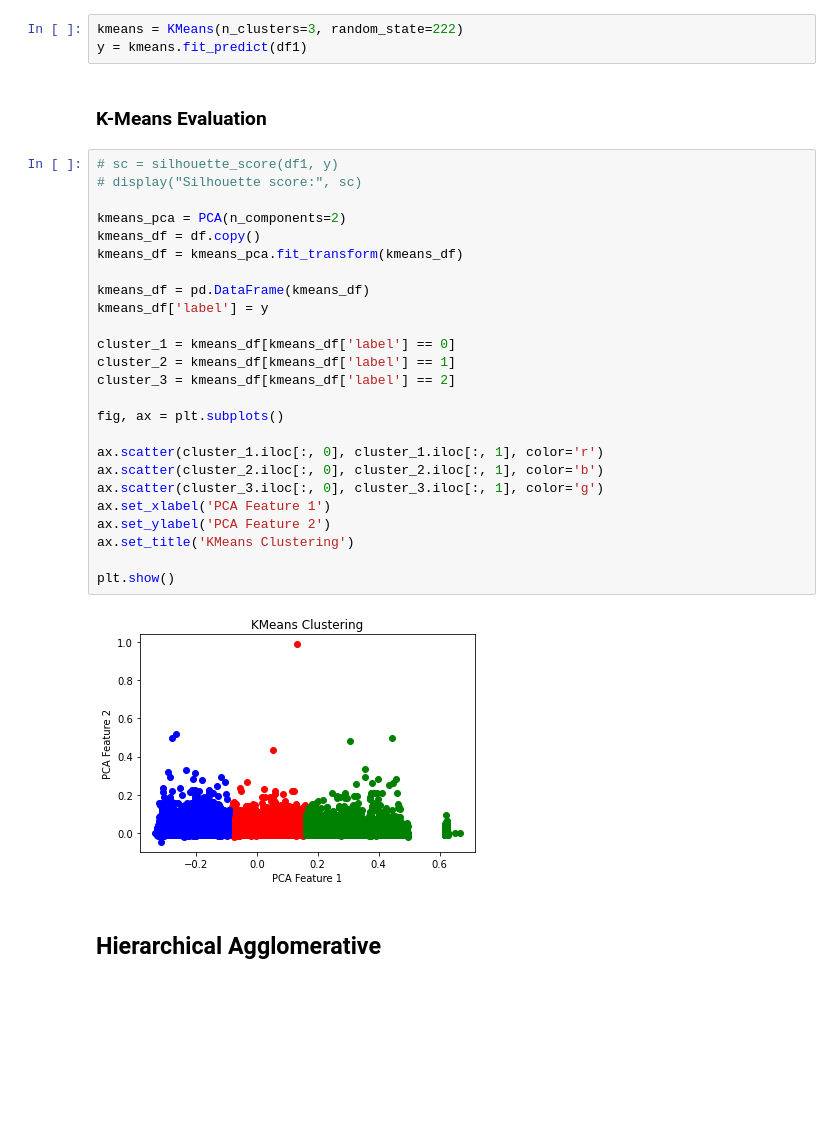
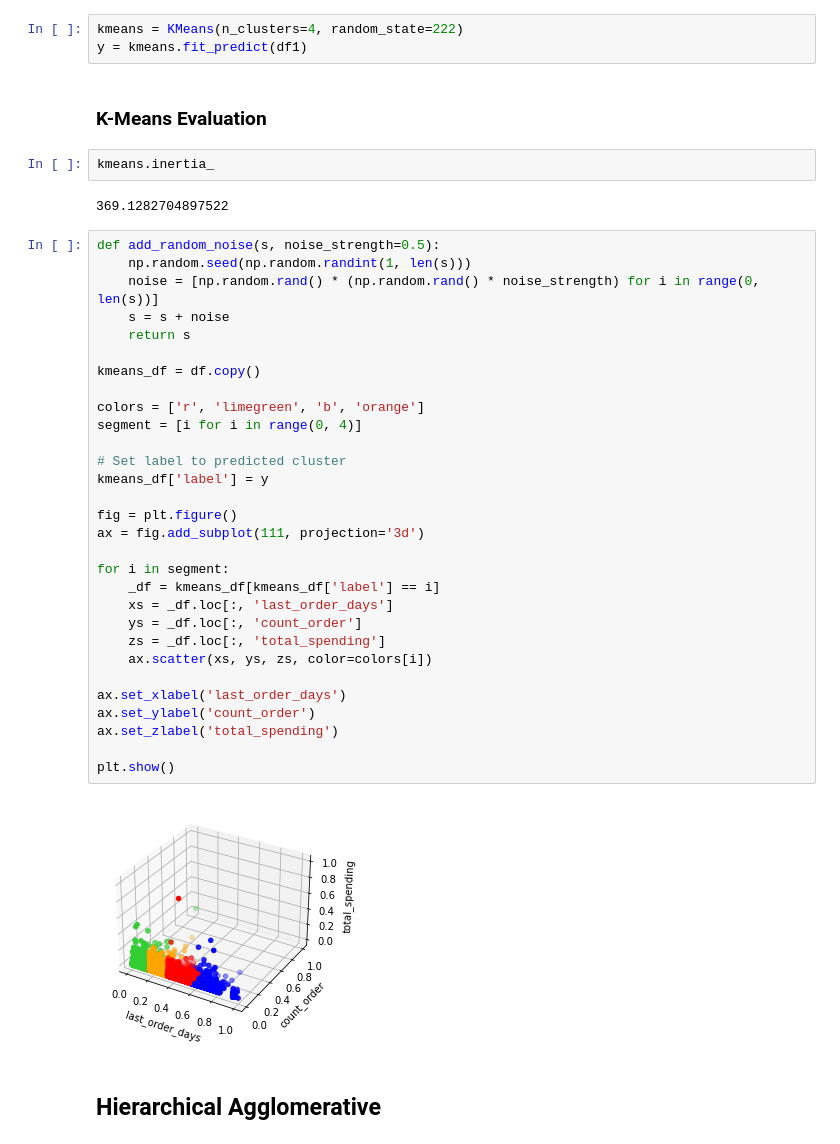
Before and after one commit to dion-ricky/future-data-1, a Jupyter notebook: notebook/2021-08-13_Unsupervised.ipynb, the cells around one changed output. Saved outputs shown, nothing was run; the diff lists cells and outputs as text; blank space fills up the shorter version.

```diff
--- a/notebook/2021-08-13_Unsupervised.ipynb
+++ b/notebook/2021-08-13_Unsupervised.ipynb
@@ -763,37 +744,46 @@ plt.show()
 # %% [markdown]
 ## K-Means
 # %%
-kmeans = KMeans(n_clusters=3, random_state=222)
+kmeans = KMeans(n_clusters=4, random_state=222)
 y = kmeans.fit_predict(df1)
 # %% [markdown]
 ### K-Means Evaluation
-# %%
-# sc = silhouette_score(df1, y)
-# display("Silhouette score:", sc)
-
-kmeans_pca = PCA(n_components=2)
-kmeans_df = df.copy()
-kmeans_df = kmeans_pca.fit_transform(kmeans_df)
-
-kmeans_df = pd.DataFrame(kmeans_df)
-kmeans_df['label'] = y
-
-cluster_1 = kmeans_df[kmeans_df['label'] == 0]
-cluster_2 = kmeans_df[kmeans_df['label'] == 1]
-cluster_3 = kmeans_df[kmeans_df['label'] == 2]
-
-fig, ax = plt.subplots()
-
-ax.scatter(cluster_1.iloc[:, 0], cluster_1.iloc[:, 1], color='r')
-ax.scatter(cluster_2.iloc[:, 0], cluster_2.iloc[:, 1], color='b')
-ax.scatter(cluster_3.iloc[:, 0], cluster_3.iloc[:, 1], color='g')
-ax.set_xlabel('PCA Feature 1')
-ax.set_ylabel('PCA Feature 2')
-ax.set_title('KMeans Clustering')
-
-plt.show()
-# %% [output]
-[figure, removed]
+# %%
+kmeans.inertia_
+# %% [output]
+369.1282704897522
+# %%
+def add_random_noise(s, noise_strength=0.5):
+    np.random.seed(np.random.randint(1, len(s)))
+    noise = [np.random.rand() * (np.random.rand() * noise_strength) for i in range(0, len(s))]
+    s = s + noise
+    return s
+
+kmeans_df = df.copy()
+
+colors = ['r', 'limegreen', 'b', 'orange']
+segment = [i for i in range(0, 4)]
+
+# Set label to predicted cluster
+kmeans_df['label'] = y
+
+fig = plt.figure()
+ax = fig.add_subplot(111, projection='3d')
+
+for i in segment:
+    _df = kmeans_df[kmeans_df['label'] == i]
+    xs = _df.loc[:, 'last_order_days']
+    ys = _df.loc[:, 'count_order']
+    zs = _df.loc[:, 'total_spending']
+    ax.scatter(xs, ys, zs, color=colors[i])
+
+ax.set_xlabel('last_order_days')
+ax.set_ylabel('count_order')
+ax.set_zlabel('total_spending')
+
+plt.show()
+# %% [output]
+[figure, added]
 # %% [markdown]
 ## Hierarchical Agglomerative
 # %%
```
Also changed, not shown: parts of 16 cells of this notebook.
